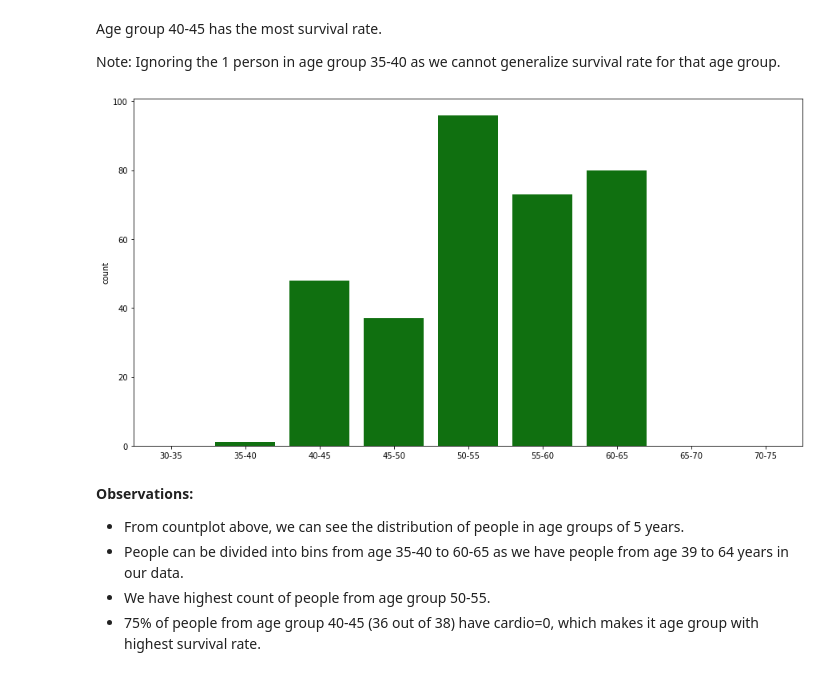
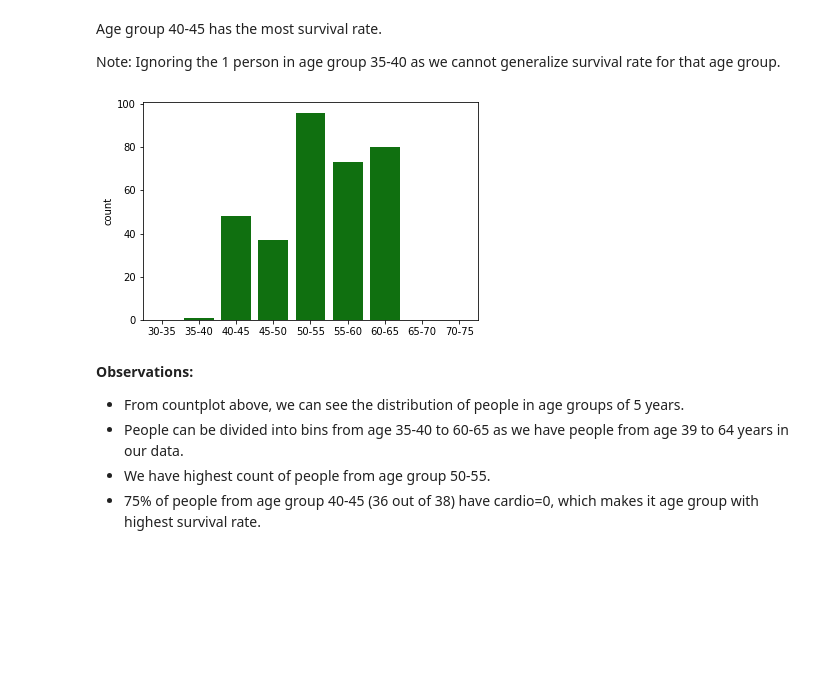
Before and after one commit to srpanchal/Predict-Cardio-Disease-Machine-Learning, a Jupyter notebook: Lab1_Saurabh_Panchal.ipynb, the cells around one changed output. Drawn from its saved outputs; the diff is of its cells as text; code cells hidden in the pictures; blank space fills up the shorter version.

```diff
--- a/Lab1_Saurabh_Panchal.ipynb
+++ b/Lab1_Saurabh_Panchal.ipynb
@@ -202,11 +201,10 @@ Age group 40-45 has the most survival rate.
 
 Note: Ignoring the 1 person in age group 35-40 as we cannot generalize survival rate for that age group.
 # %%
-plt.figure(figsize = (15,8))
 sns.countplot(x=bins_age, color="g", order = bins)
 plt.show()
 # %% [output]
-[figure, old version]
+[figure, new version]
 # %% [markdown]
 **Observations:**
 - From countplot above, we can see the distribution of people in age groups of 5 years.
```
Also changed, not shown: parts of 50 cells of this notebook, 3 other files.
